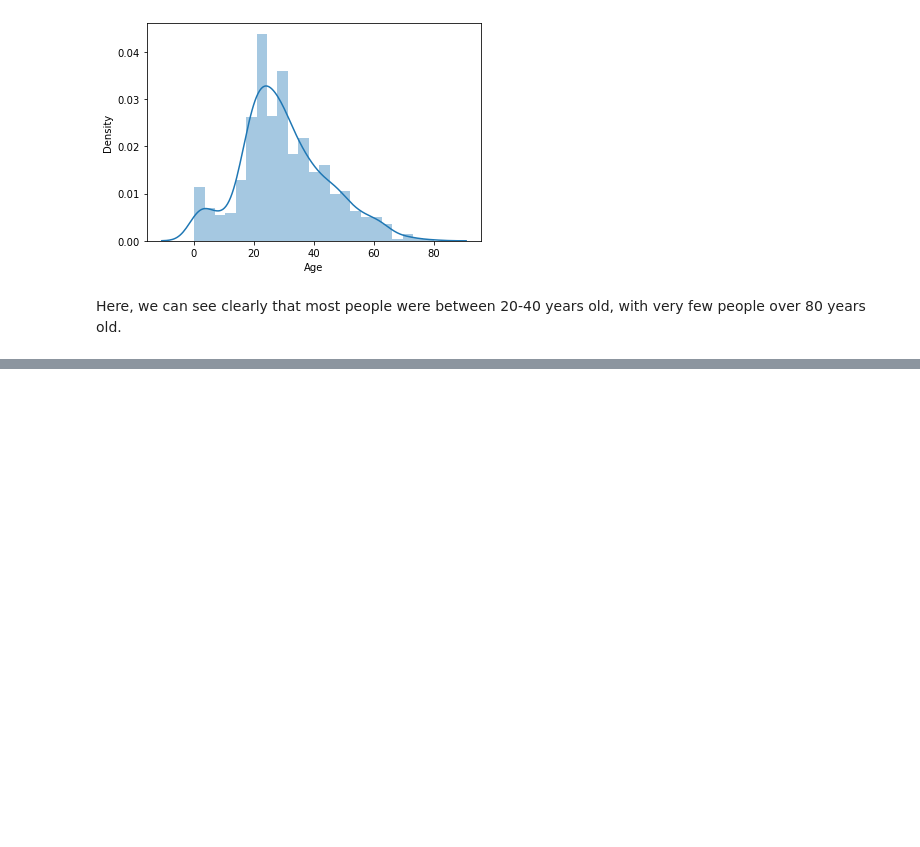
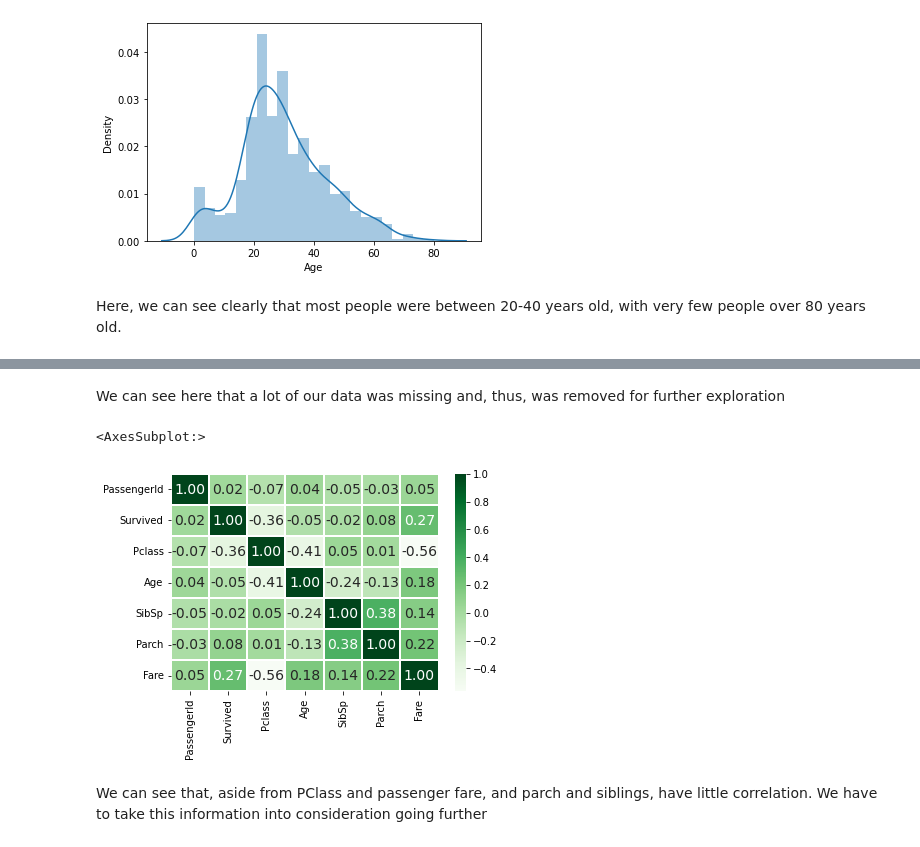
Before and after one commit to gabriel-delmaestro/Titanic_Challenge, a Jupyter notebook: codigo.ipynb, the cells around one changed output, grey strips where cells are left out. Drawn from its saved outputs; the diff is of its cells as text; code cells hidden in the pictures; blank space fills up the shorter version.

```diff
--- a/codigo.ipynb
+++ b/codigo.ipynb
@@ -167,0 +201,9 @@ Name: Age, Length: 1046, dtype: float64
+# %% [markdown]
+We can see here that a lot of our data was missing and, thus, was removed for further exploration
+# %%
+sns.heatmap(df.corr(), fmt='.2f', annot=True, cmap='Greens', linewidth=.1, annot_kws={'size': 14})
+# %% [output]
+<AxesSubplot:>
+[figure, added]
+# %% [markdown]
+We can see that, aside from PClass and passenger fare, and parch and siblings, have little correlation. We have to take this information into consideration going further
```
Also changed, not shown: parts of 6 cells of this notebook.
